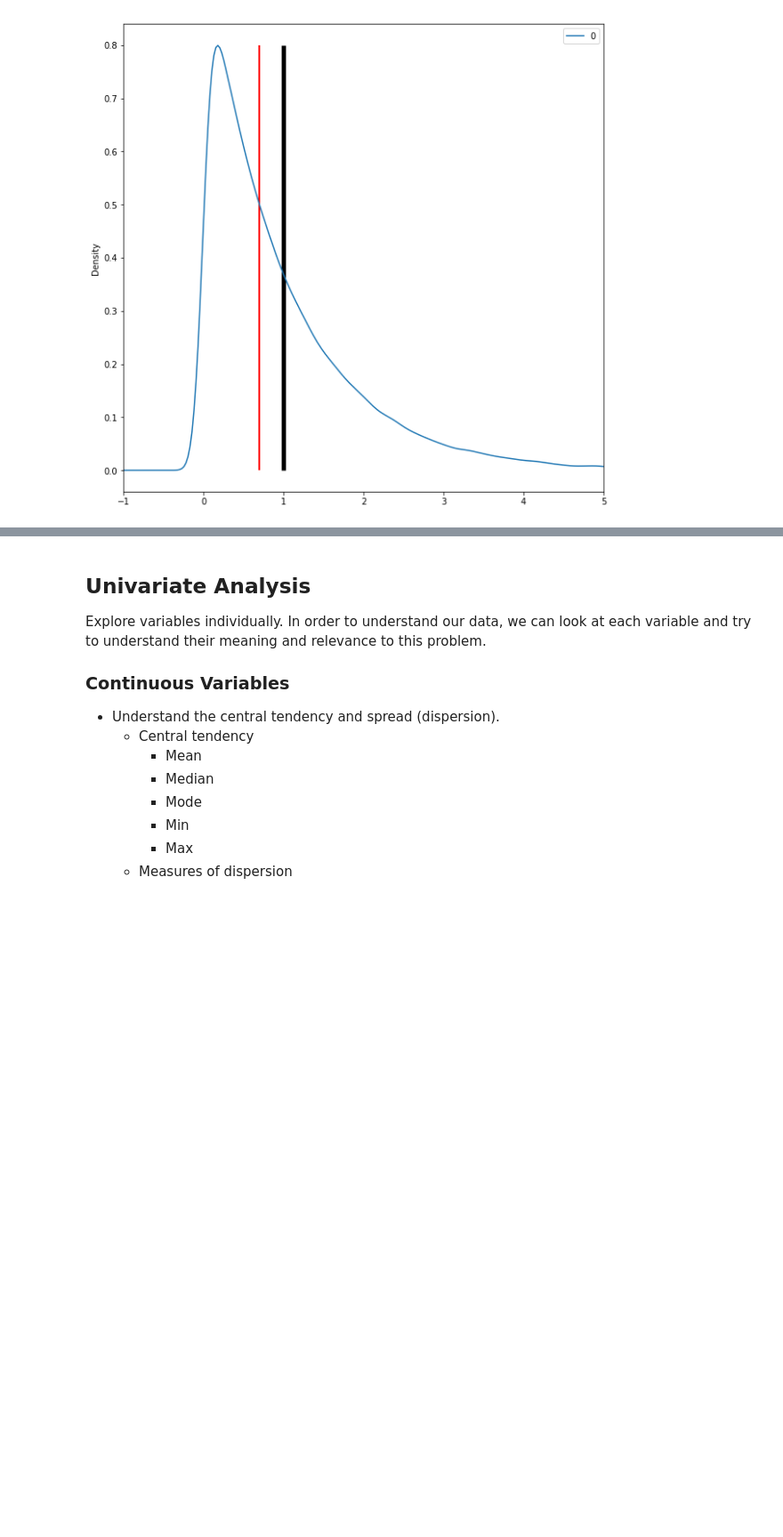
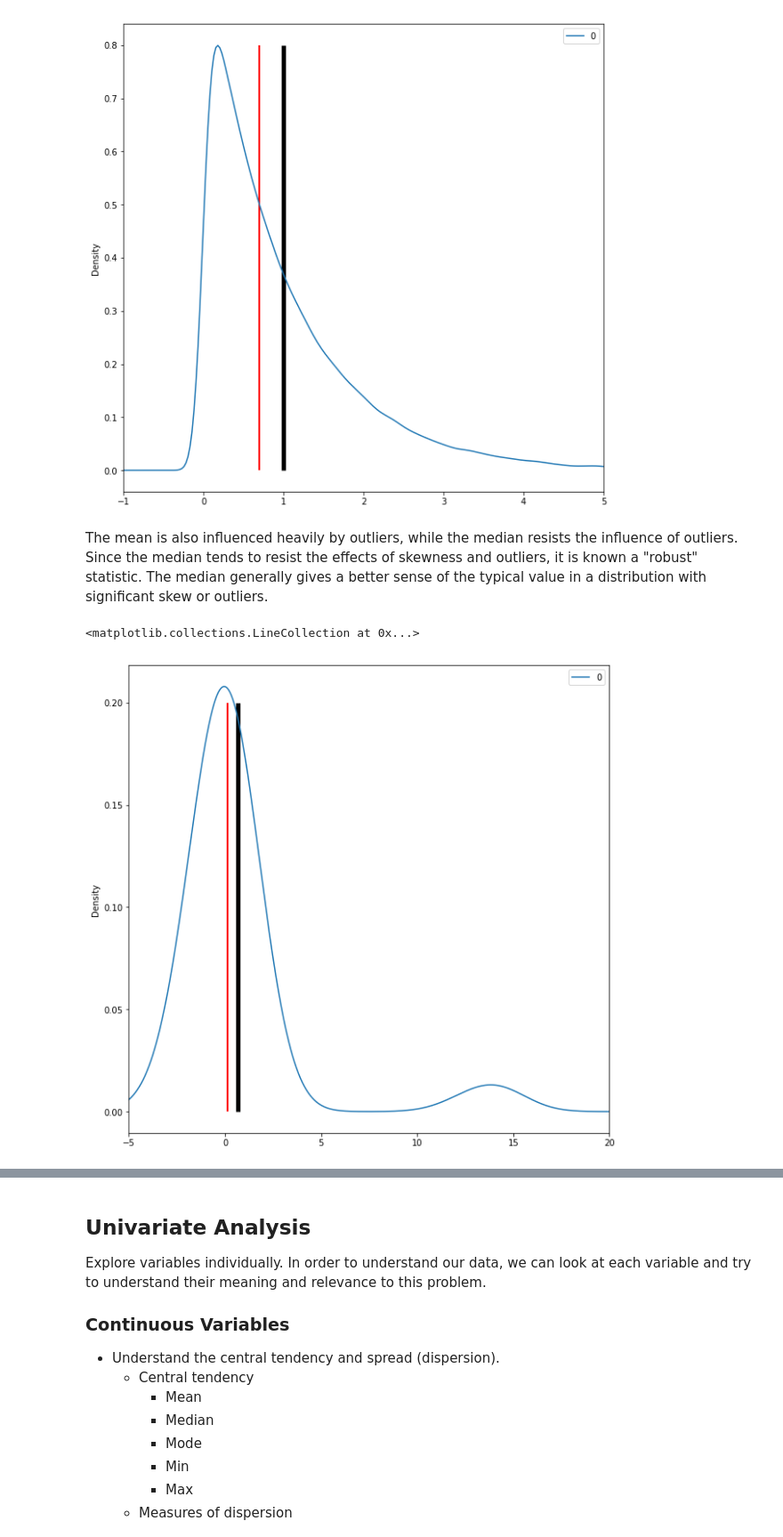
Before and after one commit to ksatola/Data-Science-Notes, a Jupyter notebook: EDA_Template.ipynb, the cells around one changed output, grey strips where cells are left out. Shown at 89% size. Saved outputs shown, nothing was run; the diff lists cells and outputs as text; code cells hidden in the pictures; blank space fills up the shorter version.

```diff
--- a/EDA_Template.ipynb
+++ b/EDA_Template.ipynb
@@ -588,3 +588,28 @@ plt.vlines(skewed_data.median(),   # Plot red line at median
 # %% [output]
 <matplotlib.collections.LineCollection at 0x...>
 [figure]
+# %% [markdown]
+The mean is also influenced heavily by outliers, while the median resists the influence of outliers. Since the median tends to resist the effects of skewness and outliers, it is known a "robust" statistic. The median generally gives a better sense of the typical value in a distribution with significant skew or outliers.
+# %%
+norm_data = np.random.normal(size=50)
+outliers = np.random.normal(15, size=3)
+combined_data = pd.DataFrame(np.concatenate((norm_data, outliers), axis=0))
+
+combined_data.plot(kind="density",
+              figsize=(10,10),
+              xlim=(-5,20))
+
+
+plt.vlines(combined_data.mean(),     # Plot black line at mean
+           ymin=0,
+           ymax=0.2,
+           linewidth=5.0)
+
+plt.vlines(combined_data.median(),   # Plot red line at median
+           ymin=0,
+           ymax=0.2,
+           linewidth=2.0,
+           color="red")
+# %% [output]
+<matplotlib.collections.LineCollection at 0x...>
+[figure, added]
```
Also changed, not shown: parts of 2 cells of this notebook.
